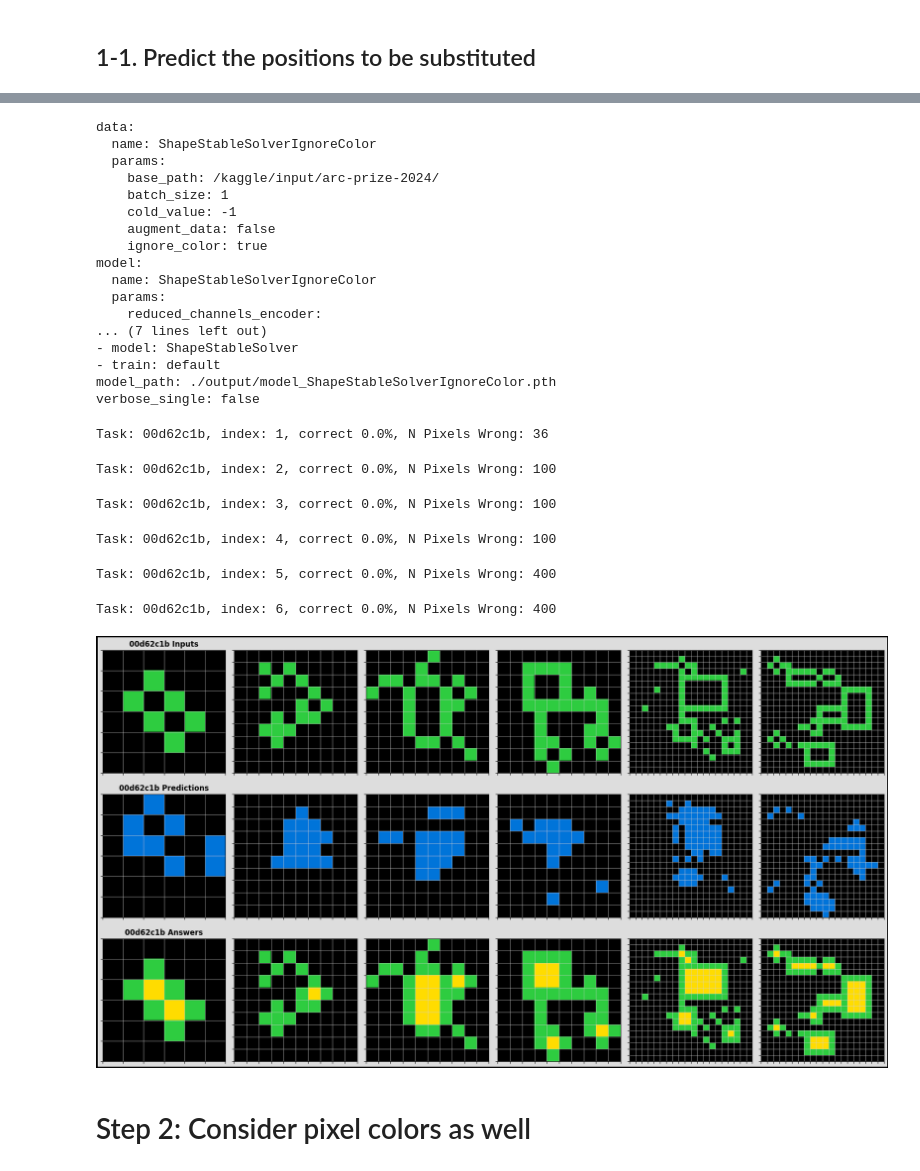
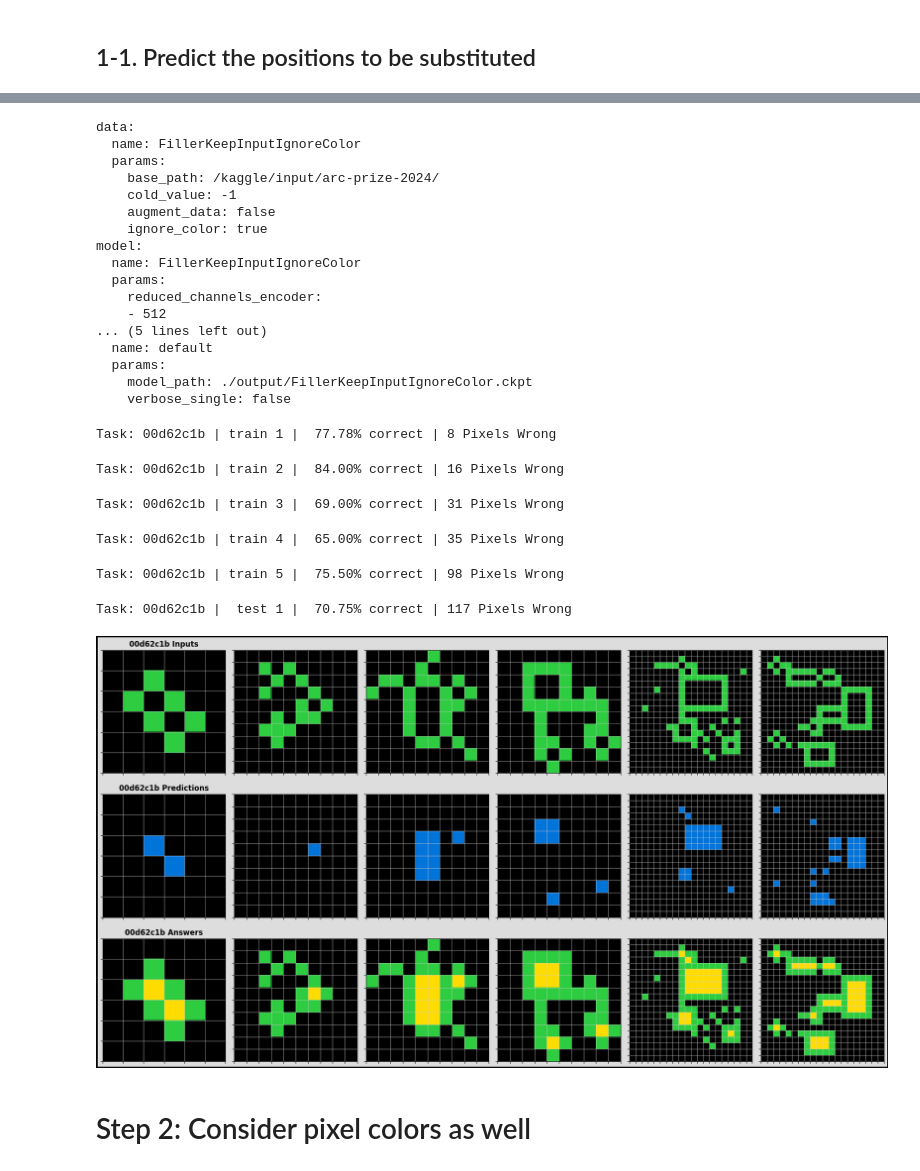
Before and after one commit to star14ms/ARC-with-Neural-Network, a Jupyter notebook: arc-task-00d62c1b-build-a-model.ipynb, the cells around one changed output, grey strips where cells are left out. Saved outputs shown, nothing was run; the diff lists cells and outputs as text; code cells hidden in the pictures.

Commit message:
Kaggle Notebook | ARC Task 00d62c1b with CNN! | Version 5

```diff
--- a/arc-task-00d62c1b-build-a-model.ipynb
+++ b/arc-task-00d62c1b-build-a-model.ipynb
@@ -103,41 +106,37 @@ config_path = '/kaggle/input/arcsourcecode/configs/'
 def load_config(path, config_path=config_path):
     return OmegaConf.load(config_path + path)
 
+# Hyperparameters for Training
 def load_train_config(ignore_color=False):
     if ignore_color:
-        # Hyperparameters for Training
-        config_data = load_config("data/ShapeStableSolverIgnoreColor_train.yaml")
-        config_model = load_config("model/ShapeStableSolverIgnoreColor.yaml")
-        config_train = load_config("train/default.yaml")
-        config_train_default = OmegaConf.load(config_path + "train.yaml")
+        config_data = load_config("data/FillerKeepInputIgnoreColor_train.yaml")
+        config_model = load_config("model/FillerKeepInputIgnoreColor.yaml")
+        config_train = load_config("train/FillerKeepInputIgnoreColor.yaml")
+        config_test = load_config("test/FillerKeepInputIgnoreColor.yaml")
     else:
-        # Hyperparameters for Training
-        config_data = load_config("data/ShapeStableSolver_train.yaml")
-        config_model = load_config("model/ShapeStableSolver.yaml")
-        config_train = load_config("train/default.yaml")
-        config_train_default = OmegaConf.load(config_path + "train.yaml")
+        config_data = load_config("data/FillerKeepInput_train.yaml")
+        config_model = load_config("model/FillerKeepInput.yaml")
+        config_train = load_config("train/FillerKeepInput.yaml")
+        config_test = load_config("test/FillerKeepInput.yaml")
 
-    config_train = OmegaConf.merge({'data': config_data, 'model': config_model, 'train': config_train, **config_train_default})
-
+    config_train = OmegaConf.merge({'data': config_data, 'model': config_model, 'train': config_train, 'test': config_test})
     config_train.data.params.base_path = '/kaggle/input/arc-prize-2024/'
     config_train.save_path = './output/'
 
     return config_train
 
+# Hyperparameters for Testing
 def load_test_config(train=False, ignore_color=False):
     if ignore_color:
-        # Hyperparameters for Testing
-        config_data = load_config("data/ShapeStableSolverIgnoreColor_test.yaml")
-        config_model = load_config("model/ShapeStableSolverIgnoreColor.yaml")
-        config_test_default = load_config("test.yaml")
-        config_test = OmegaConf.merge({'data': config_data, 'model': config_model, **config_test_default})
+        config_data = load_config("data/FillerKeepInputIgnoreColor_test.yaml")
+        config_model = load_config("model/FillerKeepInputIgnoreColor.yaml")
+        config_test = load_config("test/FillerKeepInputIgnoreColor.yaml")
     else:
-        # Hyperparameters for Testing
-        config_data = load_config("data/ShapeStableSolver_test.yaml")
-        config_model = load_config("model/ShapeStableSolver.yaml")
-        config_test_default = load_config("test.yaml")
+        config_data = load_config("data/FillerKeepInput_test.yaml")
+        config_model = load_config("model/FillerKeepInput.yaml")
+        config_test = load_config("test/FillerKeepInput.yaml")
 
-    config_test = OmegaConf.merge({'data': config_data, 'model': config_model, **config_test_default})
+    config_test = OmegaConf.merge({'data': config_data, 'model': config_model, 'test': config_test})
     config_test.data.params.base_path = '/kaggle/input/arc-prize-2024/'
 
     return config_test
@@ -237,32 +251,31 @@ Train loss: 18.899494, N Pixels Wrong: 95
 # %%
 config = load_test_config(ignore_color=True)
-config.model_path = './output/model_ShapeStableSolverIgnoreColor.pth'
 test(config)
 # %% [output]
 data:
-  name: ShapeStableSolverIgnoreColor
+  name: FillerKeepInputIgnoreColor
   params:
     base_path: /kaggle/input/arc-prize-2024/
-    batch_size: 1
     cold_value: -1
     augment_data: false
     ignore_color: true
 model:
-  name: ShapeStableSolverIgnoreColor
+  name: FillerKeepInputIgnoreColor
   params:
     reduced_channels_encoder:
-... (7 lines left out)
-- model: ShapeStableSolver
-- train: default
-model_path: ./output/model_ShapeStableSolverIgnoreColor.pth
-verbose_single: false
+    - 512
+... (5 lines left out)
+  name: default
+  params:
+    model_path: ./output/FillerKeepInputIgnoreColor.ckpt
+    verbose_single: false
-Task: 00d62c1b, index: 1, correct 0.0%, N Pixels Wrong: 36
+Task: 00d62c1b | train 1 |  77.78% correct | 8 Pixels Wrong
-Task: 00d62c1b, index: 2, correct 0.0%, N Pixels Wrong: 100
+Task: 00d62c1b | train 2 |  84.00% correct | 16 Pixels Wrong
-Task: 00d62c1b, index: 3, correct 0.0%, N Pixels Wrong: 100
+Task: 00d62c1b | train 3 |  69.00% correct | 31 Pixels Wrong
-Task: 00d62c1b, index: 4, correct 0.0%, N Pixels Wrong: 100
+Task: 00d62c1b | train 4 |  65.00% correct | 35 Pixels Wrong
-Task: 00d62c1b, index: 5, correct 0.0%, N Pixels Wrong: 400
+Task: 00d62c1b | train 5 |  75.50% correct | 98 Pixels Wrong
-Task: 00d62c1b, index: 6, correct 0.0%, N Pixels Wrong: 400
+Task: 00d62c1b |  test 1 |  70.75% correct | 117 Pixels Wrong
-[figure, old version]
+[figure, new version]
 # %% [markdown]
 # Step 2: Consider pixel colors as well
 # %% [markdown]
```
Also changed, not shown: parts of 25 cells of this notebook.
